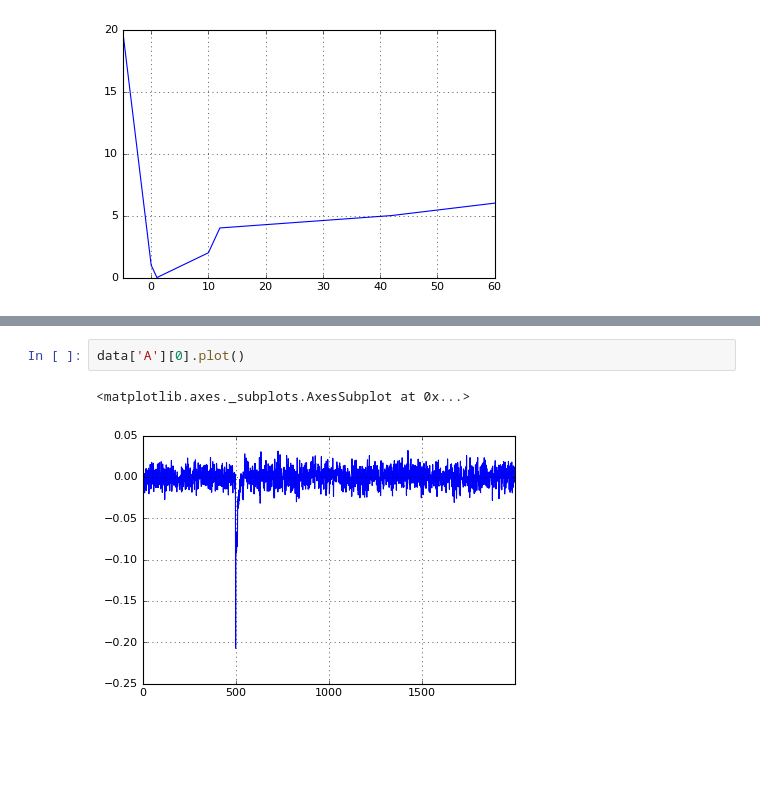
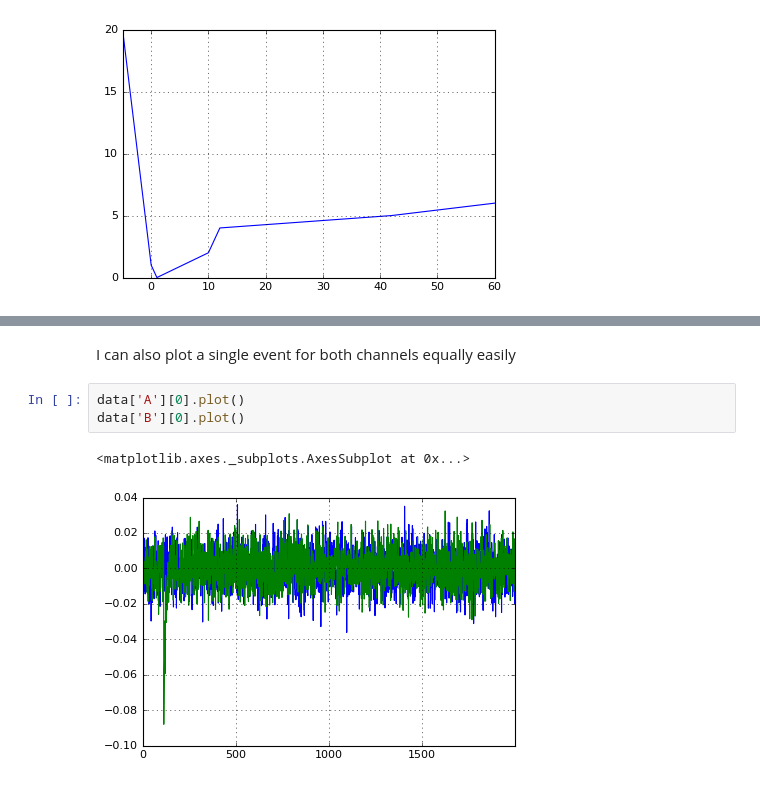
Before and after one commit to KIPAC/BootCamp, a Jupyter notebook: Python/Pandas.ipynb, the cells around one changed output, grey strips where cells are left out. Drawn from its saved outputs; the diff is of its cells as text; blank space fills up the shorter version.

```diff
--- a/Python/Pandas.ipynb
+++ b/Python/Pandas.ipynb
@@ -212,5 +263,8 @@ data=pd.DataFrame({'A':cA,'B':cB,'GoodEvent':truth})
+# %% [markdown]
+I can also plot a single event for both channels equally easily
 # %%
 data['A'][0].plot()
+data['B'][0].plot()
 # %% [output]
 <matplotlib.axes._subplots.AxesSubplot at 0x...>
-[figure, old version]
+[figure, new version]
```
Also changed, not shown: parts of 48 cells of this notebook.
